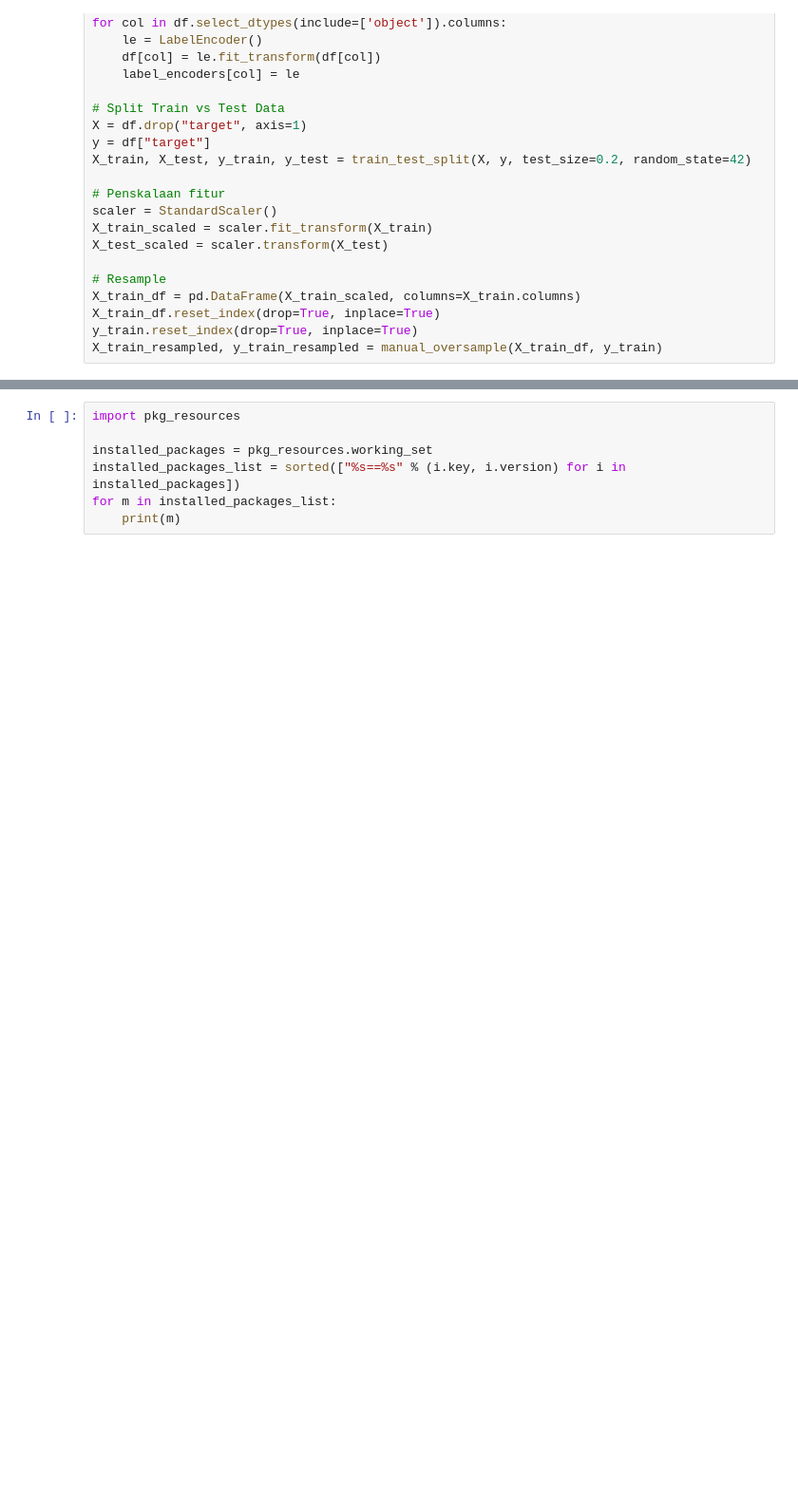
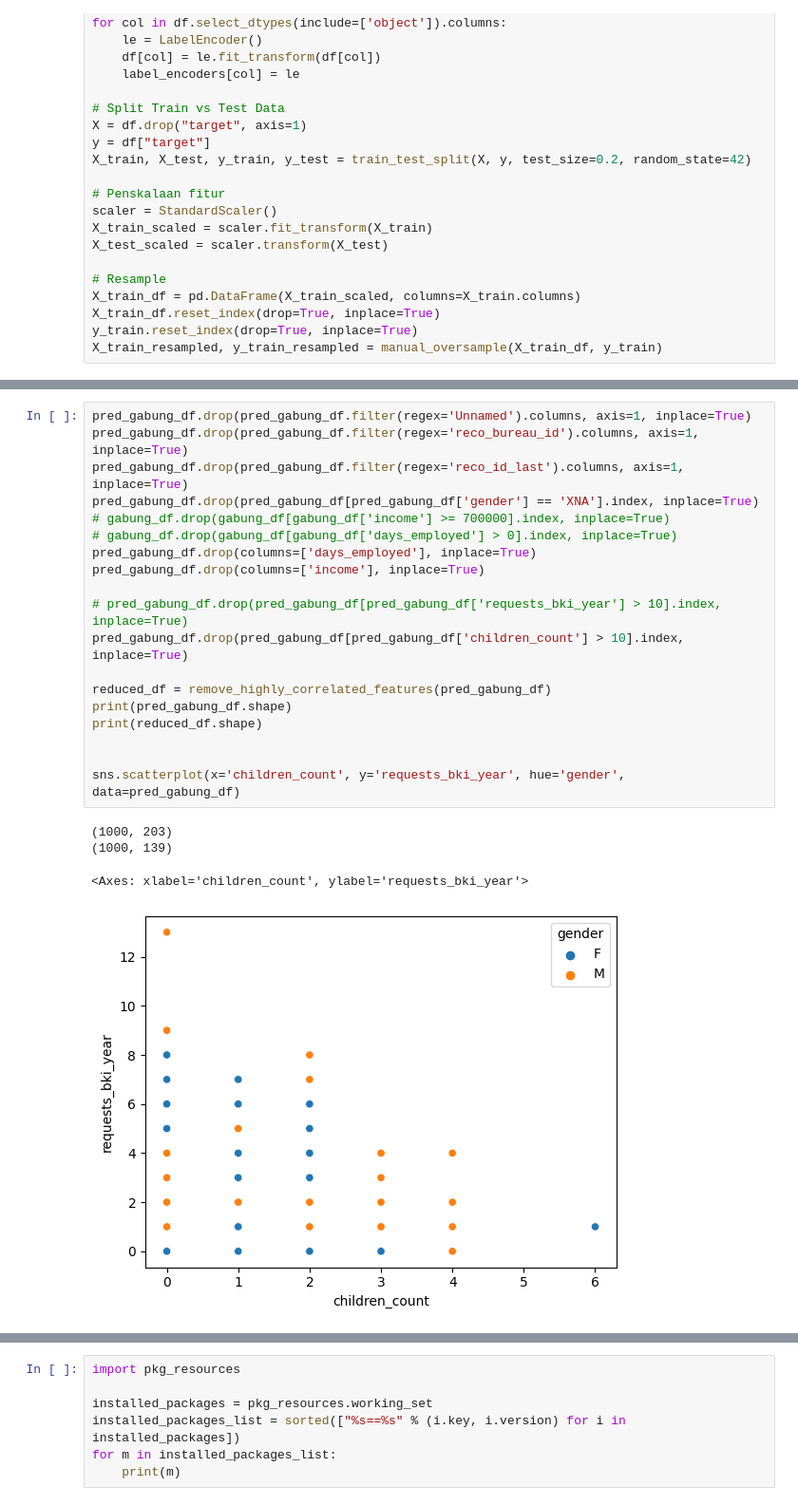
Before and after one commit to basnugroho/telkom_athon_ds_competition, a Jupyter notebook: Coba3.ipynb, the cells around one changed output, grey strips where cells are left out. Shown at 95% size. Cells and saved outputs as stored; diff of their text form; blank space fills up the shorter version.

```diff
--- a/Coba3.ipynb
+++ b/Coba3.ipynb
@@ -818,3 +943,27 @@ pred_gabung_df = pred_gabung_df.merge(prev_load_df, on='reco_id_curr', how='left
+# %%
+pred_gabung_df.drop(pred_gabung_df.filter(regex='Unnamed').columns, axis=1, inplace=True)
+pred_gabung_df.drop(pred_gabung_df.filter(regex='reco_bureau_id').columns, axis=1, inplace=True)
+pred_gabung_df.drop(pred_gabung_df.filter(regex='reco_id_last').columns, axis=1, inplace=True)
+pred_gabung_df.drop(pred_gabung_df[pred_gabung_df['gender'] == 'XNA'].index, inplace=True)
+# gabung_df.drop(gabung_df[gabung_df['income'] >= 700000].index, inplace=True)
+# gabung_df.drop(gabung_df[gabung_df['days_employed'] > 0].index, inplace=True)
+pred_gabung_df.drop(columns=['days_employed'], inplace=True)
+pred_gabung_df.drop(columns=['income'], inplace=True)
+
+# pred_gabung_df.drop(pred_gabung_df[pred_gabung_df['requests_bki_year'] > 10].index, inplace=True)
+pred_gabung_df.drop(pred_gabung_df[pred_gabung_df['children_count'] > 10].index, inplace=True)
+
+reduced_df = remove_highly_correlated_features(pred_gabung_df)
+print(pred_gabung_df.shape)
+print(reduced_df.shape)
+
+
+sns.scatterplot(x='children_count', y='requests_bki_year', hue='gender', data=pred_gabung_df)
+# %% [output]
+(1000, 203)
+(1000, 139)
+<Axes: xlabel='children_count', ylabel='requests_bki_year'>
+[figure, added]
 # %%
 reco_id_curr = pred_gabung_df['reco_id_curr'].copy()
 pred_gabung_df.reset_index()
```
Also changed, not shown: parts of 33 cells of this notebook, 1 other file.
